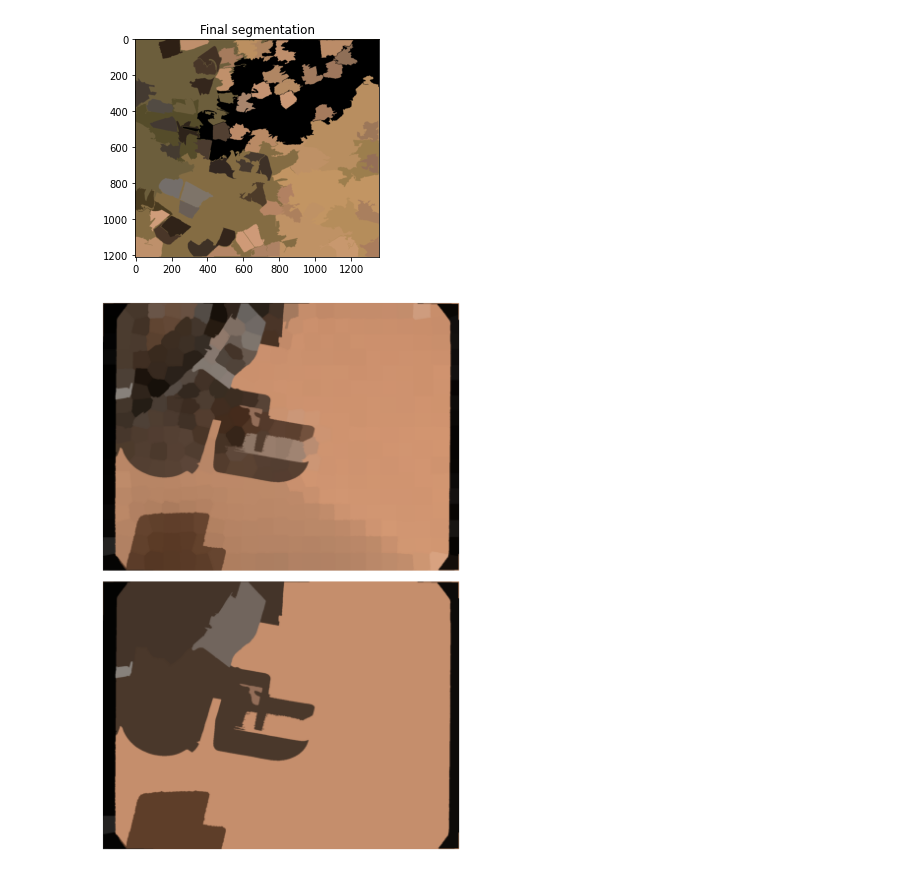
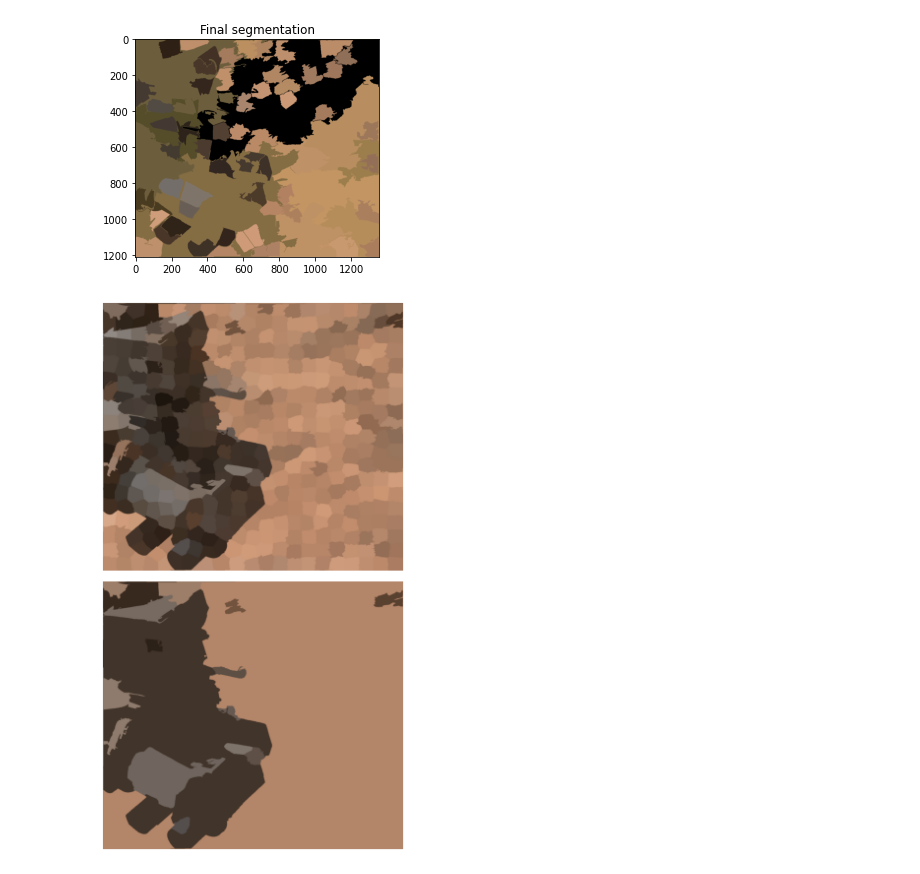
Before and after one commit to zhaochiming/Segment-Rover-from-Terrain, a Jupyter notebook: Untitled1.ipynb, the cells around one changed output. Drawn from its saved outputs; the diff is of its cells as text; code cells hidden in the pictures.

```diff
--- a/Untitled1.ipynb
+++ b/Untitled1.ipynb
@@ -68,9 +68,9 @@ print(f"Quickshift number of img1 segments: {len(np.unique(segments_quick1))}")
 print(f"Quickshift number of img2 segments: {len(np.unique(segments_quick2))}")
 fig, ax = plt.subplots(2, 2, figsize=(10, 10), sharex=True, sharey=True)
 ax[0, 0].imshow(mark_boundaries(img1, segments_quick1))
-ax[0, 0].set_title('Quickshift1')
+ax[0, 0].set_title('Quickshift on top of the Felzenswalb’s oversegmentation')
 ax[0, 1].imshow(mark_boundaries(img2, segments_quick2))
-ax[0, 1].set_title('Quickshift2')
+ax[0, 1].set_title('Quickshift on top of the SLIC oversegmentation')
 for a in ax.ravel():
     a.set_axis_off()
 
@@ -257,27 +257,27 @@ plt.show()
 # %%
 from skimage import data, segmentation, color
 from skimage.future import graph
 from matplotlib import pyplot as plt
 
 
-img = io.imread('./test.tif')
+img = io.imread('./test3.tif')
 
 labels1 = segmentation.slic(img, compactness=30, n_segments=400,
                             start_label=1)
 out1 = color.label2rgb(labels1, img, kind='avg', bg_label=0)
 
 g = graph.rag_mean_color(img, labels1, mode='similarity')
 labels2 = graph.cut_normalized(labels1, g)
 out2 = color.label2rgb(labels2, img, kind='avg', bg_label=0)
 
 fig, ax = plt.subplots(nrows=2, sharex=True, sharey=True, figsize=(6, 8))
 
 ax[0].imshow(out1.astype('uint8'))
 ax[1].imshow(out2.astype('uint8'))
 
 for a in ax:
     a.axis('off')
 
 plt.tight_layout()
 # %% [output]
-[figure, old version]
+[figure, new version]
```
Also changed, not shown: parts of 1 cell of this notebook.
